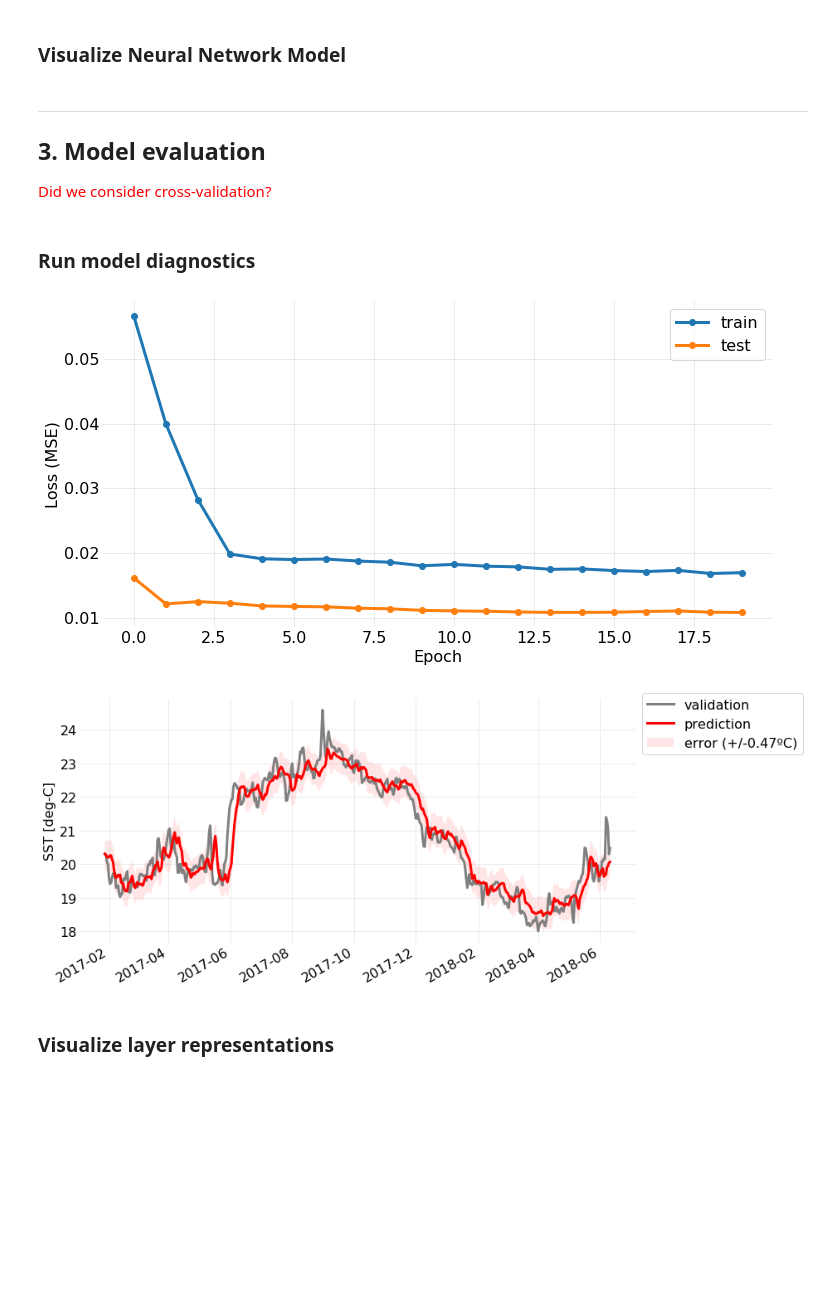
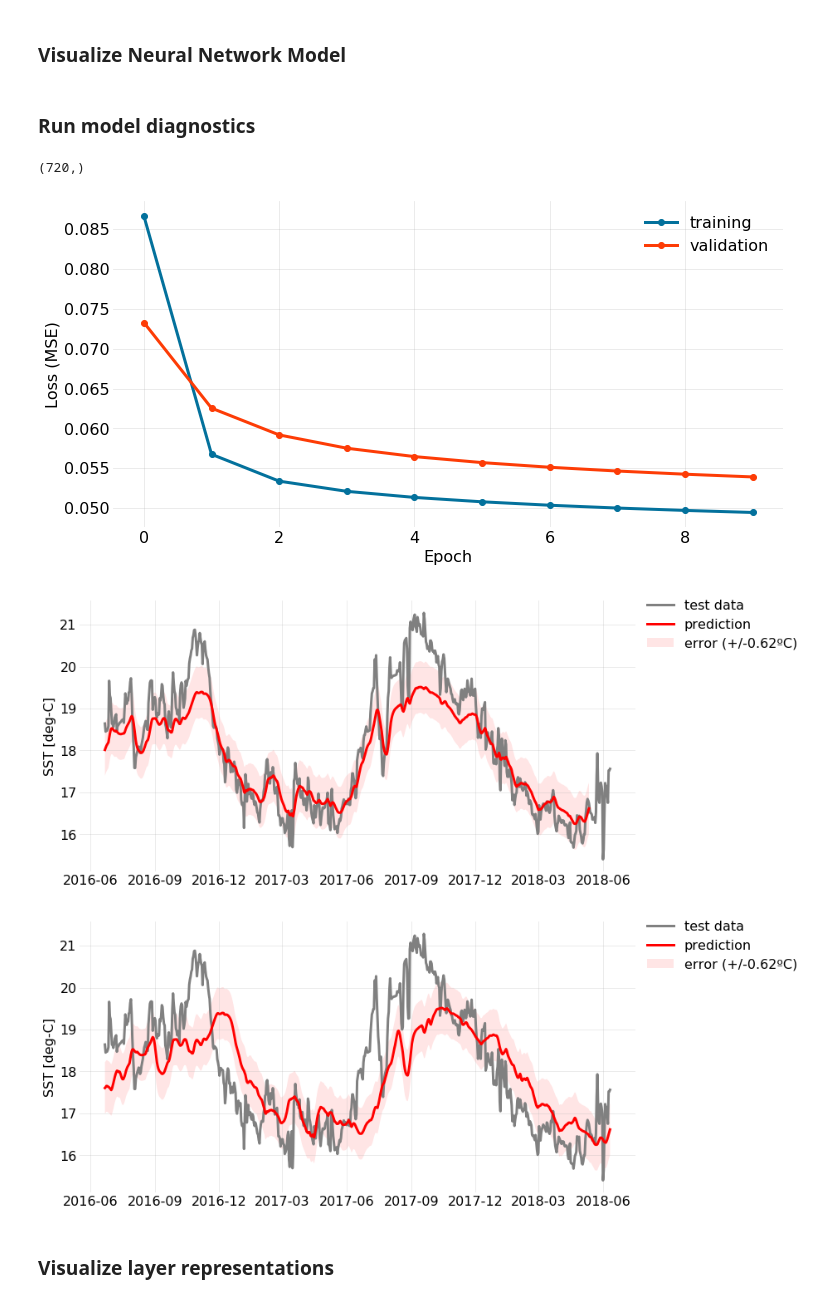
Before and after one commit to hscannell/MHW-tableau, a Jupyter notebook: code/LSTM/LSTM_Forecast_univariate.ipynb, the cells around one changed output. Cells and saved outputs as stored; diff of their text form; code cells hidden in the pictures; blank space fills up the shorter version.

```diff
--- a/code/LSTM/LSTM_Forecast_univariate.ipynb
+++ b/code/LSTM/LSTM_Forecast_univariate.ipynb
@@ -57,7 +57,7 @@ from numpy import concatenate
 There are four time series of sea surface temperature (SST) contained in seperate netCDF files. The code below extracts the data from the data files using the indexing parameter *f*. Change the path (*fp*) to match the file directory on your machine and choose *f* values from 0 to 3 to change files.
 # %%
 files = ['30n120w.nc', '30n140w.nc', '40n160w.nc', '50n140w.nc']
-f = 1 # index to files  <- choose to analyze a different time series by changing f from 0 to 3
+f = 0 # index to files  <- choose to analyze a different time series by changing f from 0 to 3
 
 lat = files[f][0:2]
 lon = files[f][3:6]
@@ -231,5 +245,6 @@ plt.plot(series);
 ### Create lagged supervised series
 # %%
 n_features = 1                    # SST
-lag = 20                          # input sequence (length of samples will be reduced by the # of lags)
-steps = 5                         # forecast sequence
+steps = 30                        # forecast sequence
+lag = steps*7                     # input sequence (length of samples will be reduced by the # of lags)
+print(steps*7)
@@ -373,6 +392,9 @@ sgd = SGD(lr=0.01,
          momentum=0)  # updates momentum
 # Adam
 adam = Adam(lr=0.01, beta_1=0.9, beta_2=0.999, epsilon=1e-08, decay=0.0)
+
+# Adagrad
+adagrad = Adagrad(lr=0.01, epsilon=None, decay=0.0)
 # %%
 # Activation Options;
 
@@ -444,13 +564,12 @@ print(Xtrain.shape, ytrain.shape)
 # %%
 # Fit network
-epochs = 20 # number of full passes over all the training data
-batch_size = 520
+epochs = 10 #20 # number of full passes over all the training data
+batch_size = 200 #2**9 # power of 2
 
 history = model.fit(Xtrain, ytrain,
                     epochs=epochs,
                     batch_size=batch_size,
-                    #validation_split=0.2,
-                    validation_data=(Xtest, ytest),
+                    validation_split=0.2,
                     verbose=1,
                     shuffle=False)
 # %% [output]
@@ -509,10 +638,6 @@ Test RMSE: 0.466
 # %%
 from keras.utils.vis_utils import plot_model
 plot_model(model, to_file='LSTM_network.png', show_shapes=True, show_layer_names=True)
-# %% [markdown]
-***
-## 3. Model evaluation
-<font color=red>Did we consider cross-validation?</font>
 # %% [markdown]
 ### Run model diagnostics
 # %%
@@ -520,62 +645,65 @@ plot_model(model, to_file='LSTM_network.png', show_shapes=True, show_layer_names
 plt.rc('xtick', labelsize=16)
 plt.rc('ytick', labelsize=16)
 
-#  Summarize history for accuracy
-#plt.figure(figsize=(12,6)); ax = plt.subplot(111)
-#plt.plot(history.history['acc'], 'o-', label='train', linewidth=3)
-#plt.plot(history.history['val_acc'], 'o-', label='test', linewidth=3)
-#plt.ylabel('Accuracy', fontsize=16)
-#plt.xlabel('Epoch', fontsize=16)
-#plt.legend(loc='upper right', fontsize=16)
-#plt.grid(True,alpha = 0.3)
-#ax.get_xaxis().tick_bottom()
-#ax.get_yaxis().tick_left()
-#ax.spines["top"].set_visible(False)
-#ax.spines["right"].set_visible(False)
-#ax.spines["left"].set_visible(False)
-#ax.spines["bottom"].set_visible(False)
-#ax.tick_params(axis=u'both', which=u'both',length=0)
-
 # Summarize history for loss
-# If test drops below training, tge model may be overfitting the training data
+# If validation drops below training, tge model may be overfitting the training data
 plt.figure(figsize=(12,6)); ax = plt.subplot(111)
-plt.plot(history.history['loss'], 'o-', linewidth=3, label='train')
-plt.plot(history.history['val_loss'], 'o-', linewidth=3, label='test')
+plt.plot(history.history['loss'], 'o-', color="xkcd:ocean blue", linewidth=3, label='training')
+plt.plot(history.history['val_loss'], 'o-', color="xkcd:red orange", linewidth=3, label='validation')
 plt.ylabel('Loss (MSE)', fontsize=16)
 plt.xlabel('Epoch', fontsize=16)
-plt.legend(loc='upper right', fontsize=16)
+plt.legend(loc='upper right', fontsize=16, frameon=False)
 plt.grid(True,alpha = 0.3)
 ax.get_xaxis().tick_bottom()
 ax.get_yaxis().tick_left()
 ax.spines["top"].set_visible(False)
 ax.spines["right"].set_visible(False)
 ax.spines["left"].set_visible(False)
 ax.spines["bottom"].set_visible(False)
 ax.tick_params(axis=u'both', which=u'both', length=0)
 
 
 # Plot prediction
 err_up = inv_yhat+rmse
 err_lw = inv_yhat-rmse
 plt.figure(figsize=(12,6)); ax = plt.subplot(111)
-#plt.plot(dates[-(lag+steps):-steps], data['SST'].values[-(lag+steps):-steps], color="black", label='training')
-plt.plot(dates[-500:], inv_y, color="gray", label='validation', linewidth=3)
-plt.plot(dates[-500:], inv_yhat, label='prediction', color="red", linewidth=3)
-plt.fill_between(dates[-500:], err_up, err_lw, facecolor='red', interpolate=True, alpha = 0.1, label="error (+/-%0.2fºC)" % rmse)
-plt.legend(loc='upper left', bbox_to_anchor=(1.0, 1.05), fontsize=16)
+print(err_up.shape)
+
+plt.plot(dates[-ntest:], inv_y, color="gray", label='test data', linewidth=3)
+plt.plot(dates[-ntest:-steps], inv_yhat[steps:], label='prediction', color="red", linewidth=3)
+plt.fill_between(dates[-ntest:-steps], err_up[steps:], err_lw[steps:], facecolor='red', interpolate=True, alpha = 0.1, label="error (+/-%0.2fºC)" % rmse)
+plt.legend(loc='upper left', bbox_to_anchor=(1.0, 1.05), fontsize=16,frameon=False)
 plt.ylabel('SST [deg-C]', fontsize=16)
 plt.grid(True,alpha = 0.3)
 ax.get_xaxis().tick_bottom()
 ax.get_yaxis().tick_left()
 ax.spines["top"].set_visible(False)
 ax.spines["right"].set_visible(False)
 ax.spines["left"].set_visible(False)
 ax.spines["bottom"].set_visible(False)
 ax.tick_params(axis=u'both', which=u'both', length=0)
-plt.gcf().autofmt_xdate()
+
+# Adjusted
+plt.figure(figsize=(12,6)); ax = plt.subplot(111)
+plt.plot(dates[-ntest:], inv_y, color="gray", label='test data', linewidth=3)
+plt.plot(dates[-ntest:], inv_yhat, label='prediction', color="red", linewidth=3)
+plt.fill_between(dates[-ntest:], err_up, err_lw, facecolor='red', interpolate=True, alpha = 0.1, label="error (+/-%0.2fºC)" % rmse)
+plt.legend(loc='upper left', bbox_to_anchor=(1.0, 1.05), fontsize=16,frameon=False)
+plt.ylabel('SST [deg-C]', fontsize=16)
+plt.grid(True,alpha = 0.3)
+ax.get_xaxis().tick_bottom()
+ax.get_yaxis().tick_left()
+ax.spines["top"].set_visible(False)
+ax.spines["right"].set_visible(False)
+ax.spines["left"].set_visible(False)
+ax.spines["bottom"].set_visible(False)
+ax.tick_params(axis=u'both', which=u'both', length=0)
+#plt.gcf().autofmt_xdate()
 # %% [output]
+(720,)
-[figure, old version]
+[figure, new version]
-[figure, old version]
+[figure, new version]
+[figure, added]
 # %% [markdown]
 ### Visualize layer representations
 # %%
```
Also changed, not shown: parts of 30 cells of this notebook.
